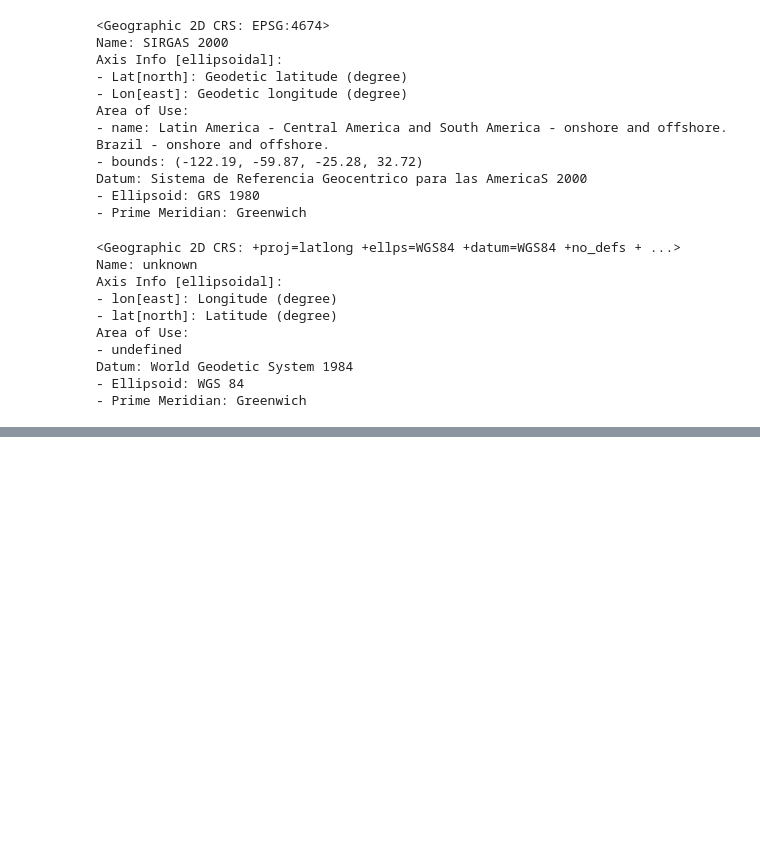
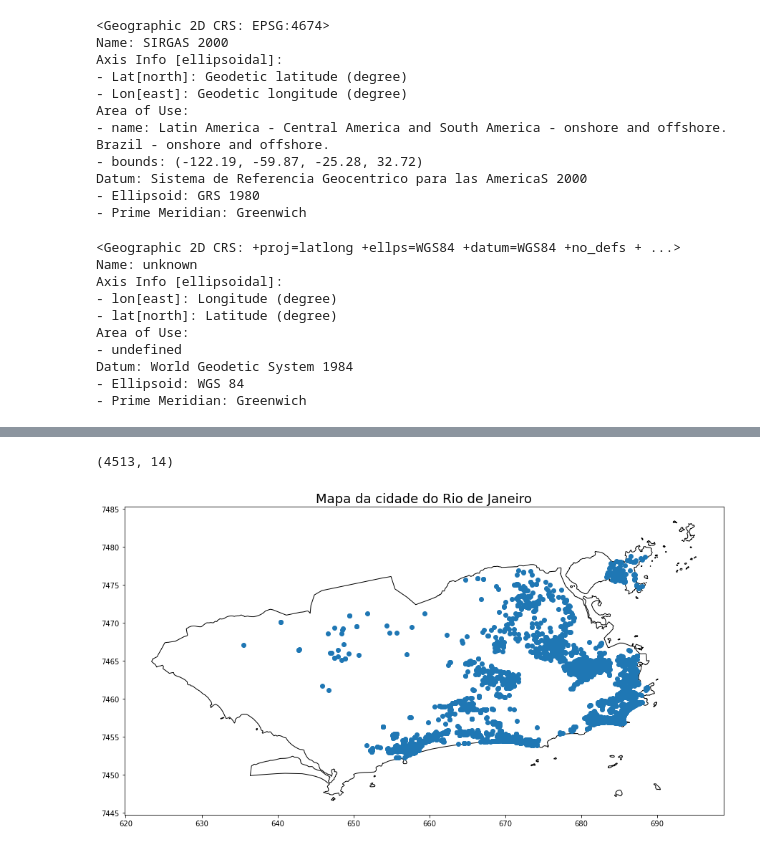
Before and after one commit to LilianeAquino/notebooks_cursos_alura, a Jupyter notebook: GeoPandas - Parte 1/geopandas.ipynb, the cells around one changed output, grey strips where cells are left out. Saved outputs shown, nothing was run; the diff lists cells and outputs as text; code cells hidden in the pictures; blank space fills up the shorter version.

```diff
--- a/GeoPandas - Parte 1/geopandas.ipynb
+++ b/GeoPandas - Parte 1/geopandas.ipynb
@@ -186,0 +211,11 @@ geo_dados.to_file('/content/drive/MyDrive/Colab Notebooks/Alura/Mapas/RJ-DATASET
+# %%
+geo_dados = geo_dados[geo_dados['geometry'].within(rj.iloc[0]['geometry'])]
+print(geo_dados.shape)
+
+base = rj.plot(color='white', edgecolor='black', figsize=(15, 8))
+geo_dados.plot(ax=base, figsize=(15, 8), alpha=1)
+plt.title('Mapa da cidade do Rio de Janeiro', y=1.09, fontsize=18)
+plt.show()
+# %% [output]
+(4513, 14)
+[figure, added]
```
Also changed, not shown: parts of 19 cells of this notebook, 1 other file.
